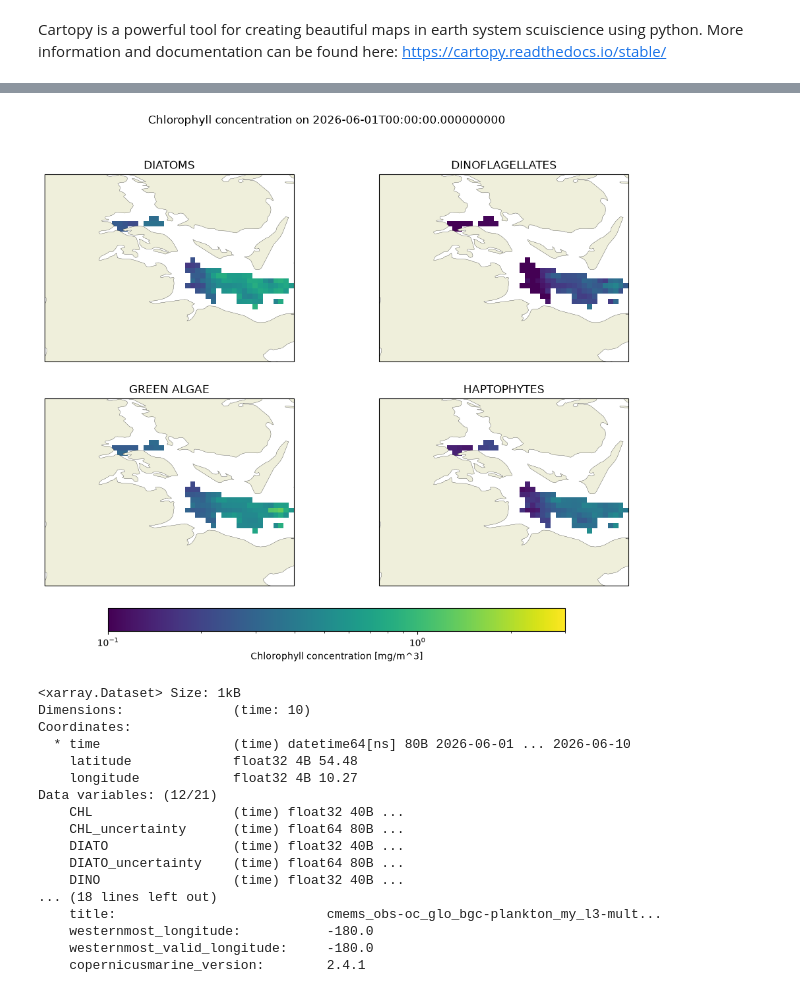
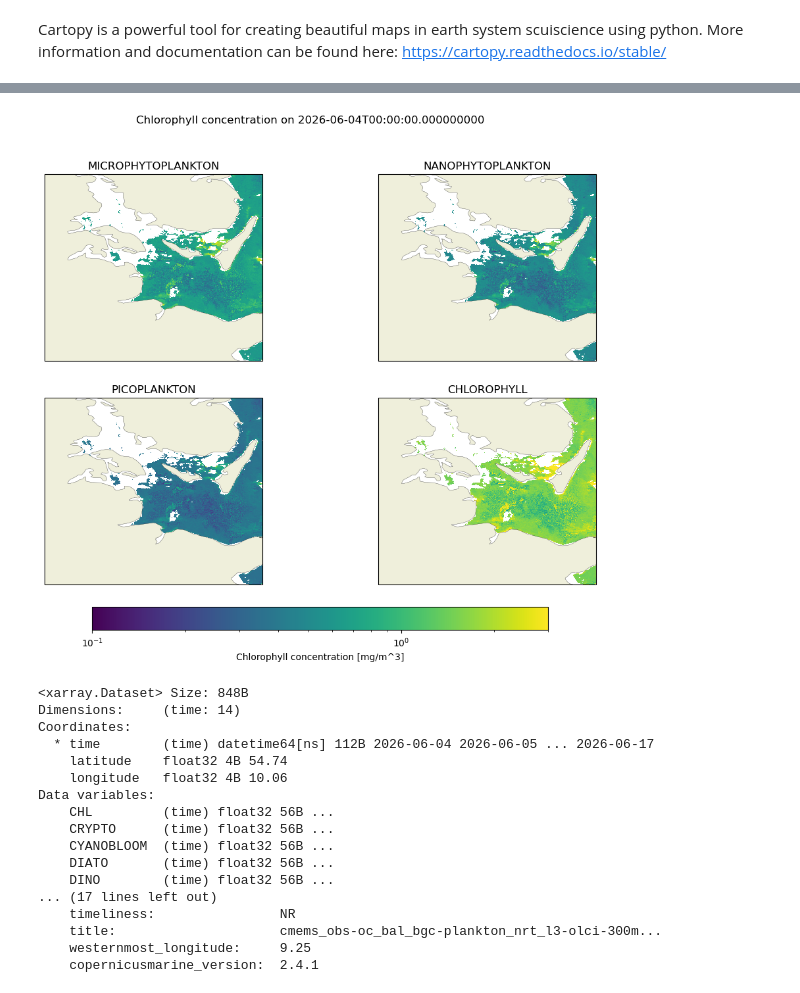
Before and after one commit to cathyroney/BalticSea_code, a Jupyter notebook: timeseries_plotting_copernicus.ipynb, the cells around one changed output, grey strips where cells are left out. Saved outputs shown, nothing was run; the diff lists cells and outputs as text; code cells hidden in the pictures.

```diff
--- a/timeseries_plotting_copernicus.ipynb
+++ b/timeseries_plotting_copernicus.ipynb
@@ -187,84 +170,96 @@ norm = colors.LogNorm(vmin = 0.1, vmax = 3)
 m = axs[0,0].pcolormesh(
                chl_ds.longitude,
                chl_ds.latitude,
-               chl_ds.DIATO[0,:,:], # select first time step here
+               chl_ds.MICRO[13,:,:], # select first time step here
                transform=ccrs.PlateCarree(),
                cmap='viridis',
                norm=norm) # log-normalise color scale
 axs[0,0].add_feature(land, linewidth=0.2)
-axs[0,0].set_title("DIATOMS")
+axs[0,0].set_title("MICROPHYTOPLANKTON")
 
 axs[0,1].add_feature(land, linewidth=0.2)
 axs[0,1].pcolormesh(
                chl_ds.longitude,
                chl_ds.latitude,
-               chl_ds.DINO[0,:,:], # select first time step here
+               chl_ds.NANO[13,:,:], # select first time step here
                transform=ccrs.PlateCarree(),
                cmap='viridis',
                norm=norm) # log-normalise color scale
-axs[0,1].set_title("DINOFLAGELLATES")
+axs[0,1].set_title("NANOPHYTOPLANKTON")
 
 
 axs[1,0].add_feature(land, linewidth=0.2)
 axs[1,0].pcolormesh(
                chl_ds.longitude,
                chl_ds.latitude,
-               chl_ds.GREEN[0,:,:], # select first time step here
+               chl_ds.PICO[13,:,:], # select first time step here
                transform=ccrs.PlateCarree(),
                cmap='viridis',
                norm=norm) # log-normalise color scale
-axs[1,0].set_title("GREEN ALGAE")
+axs[1,0].set_title("PICOPLANKTON")
 
 axs[1,1].add_feature(land, linewidth=0.2)
 axs[1,1].pcolormesh(
                chl_ds.longitude,
                chl_ds.latitude,
-               chl_ds.HAPTO[0,:,:], # select first time step here
+               chl_ds.CHL[13,:,:], # select first time step here
                transform=ccrs.PlateCarree(),
                cmap='viridis',
                norm=norm) # log-normalise color scale
-axs[1,1].set_title("HAPTOPHYTES")
+axs[1,1].set_title("CHLOROPHYLL")
 
 fig.colorbar( # add a colorbar
     m,
     ax=axs,
     orientation='horizontal',
     fraction=0.05,
     pad=0.05,
     label='Chlorophyll concentration [mg/m^3]'
 )
 
 plt.show()
 # %% [output]
-[figure, old version]
+[figure, new version]
 # %%
 ## extracting data for a specific location and time series plot:
 
+#54.435	10.193 e.g. Strande
+#54.498	10.144 e.g. Stollar Rinne
+#54.530	10.040 e.g. Boknis Eck
+#54.673	10.129 e.g. Schleimünde
+#54.741	10.060 e.g. Geltinger Birk
+#54.813	9.914 e.g. Felnsburg6
+#54.894	9.793 e.g. Felnsburg7
+#54.886	9.606 e.g. Felnsburg8
+#54.840	9.501 e.g. Felnsburg9
+
+lh_lat = 54.741
+lh_lon = 10.060
+
 # e.g. Kiel Leuchtturm: 54.499199, 10.274029
-
-lh_lat = 54.499199
-lh_lon = 10.274029
+# lh_lat = 54.499199
+# lh_lon = 10.274029
 
 point = chl_ds.sel(latitude=lh_lat, longitude=lh_lon, method='nearest')
 point
 # %% [output]
-<xarray.Dataset> Size: 1kB
-Dimensions:              (time: 10)
+<xarray.Dataset> Size: 848B
+Dimensions:     (time: 14)
 Coordinates:
-  * time                 (time) datetime64[ns] 80B 2026-06-01 ... 2026-06-10
-    latitude             float32 4B 54.48
-    longitude            float32 4B 10.27
-Data variables: (12/21)
-    CHL                  (time) float32 40B ...
-    CHL_uncertainty      (time) float64 80B ...
-    DIATO                (time) float32 40B ...
-    DIATO_uncertainty    (time) float64 80B ...
-    DINO                 (time) float32 40B ...
-... (18 lines left out)
-    title:                           cmems_obs-oc_glo_bgc-plankton_my_l3-mult...
-    westernmost_longitude:           -180.0
-    westernmost_valid_longitude:     -180.0
-    copernicusmarine_version:        2.4.1
+  * time        (time) datetime64[ns] 112B 2026-06-04 2026-06-05 ... 2026-06-17
+    latitude    float32 4B 54.74
+    longitude   float32 4B 10.06
+Data variables:
+    CHL         (time) float32 56B ...
+    CRYPTO      (time) float32 56B ...
+    CYANOBLOOM  (time) float32 56B ...
+    DIATO       (time) float32 56B ...
+    DINO        (time) float32 56B ...
+... (17 lines left out)
+    timeliness:                NR
+    title:                     cmems_obs-oc_bal_bgc-plankton_nrt_l3-olci-300m...
+    westernmost_longitude:     9.25
+    copernicusmarine_version:  2.4.1
 # %%
 # easy scatter plot of total chlorophyll at this location over time:
 
```
Also changed, not shown: parts of 6 cells of this notebook.
